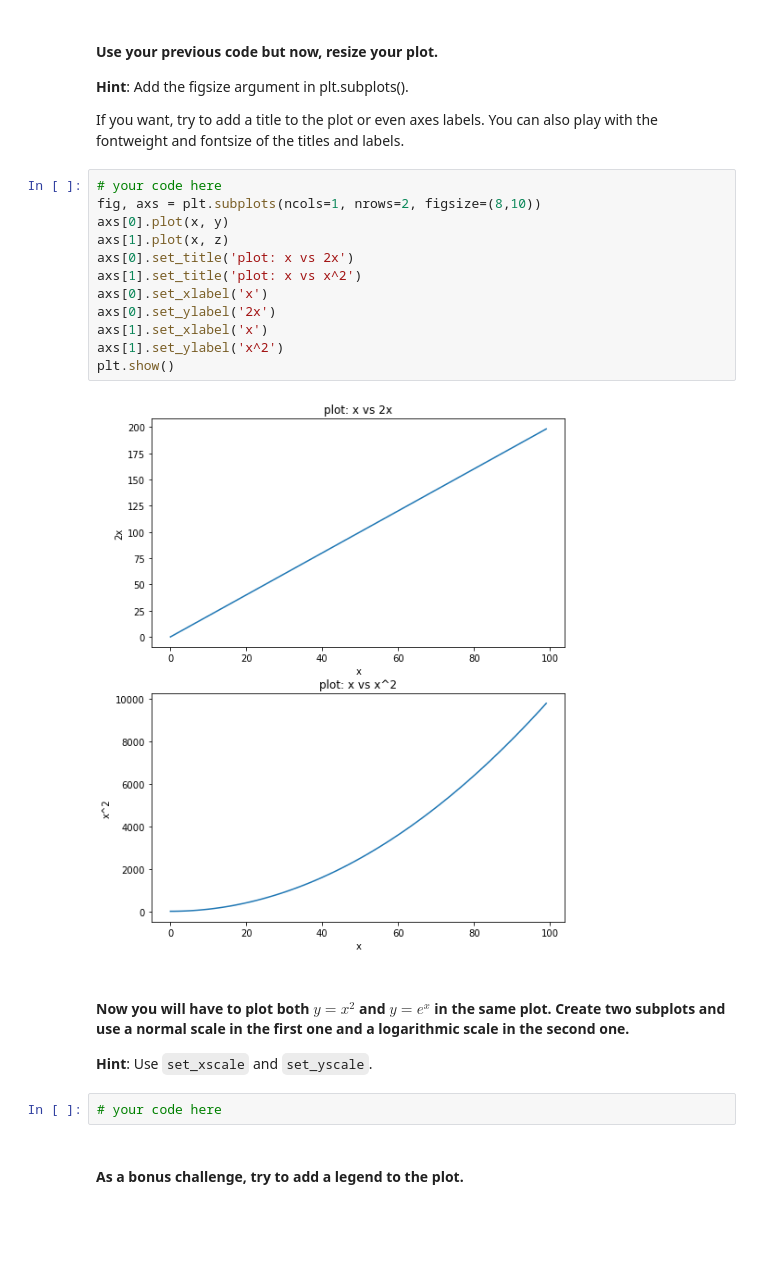
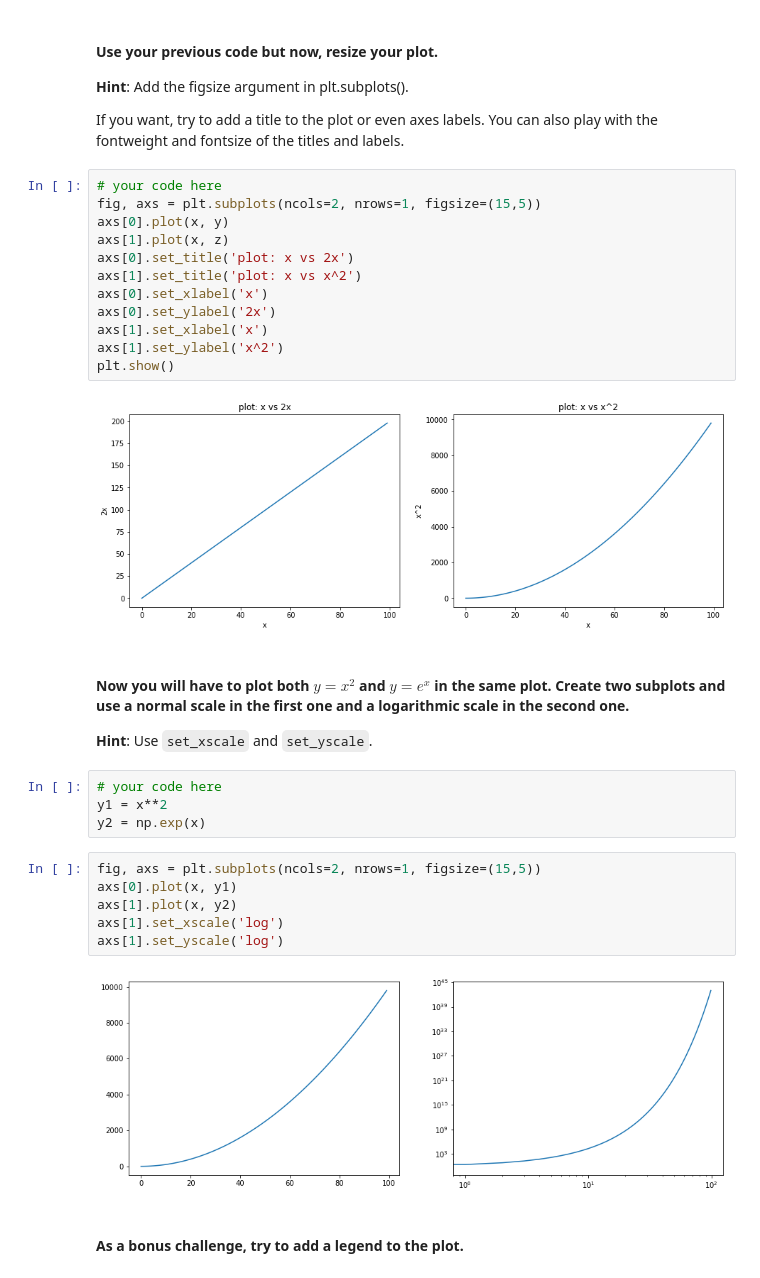
Before and after one commit to Malvagfr/dataptmad1121_labs, a Jupyter notebook: module-2/matplotlib-seaborn/your-code/main.ipynb, the cells around one changed output. Saved outputs shown, nothing was run; the diff lists cells and outputs as text; blank space fills up the shorter version.

```diff
--- a/module-2/matplotlib-seaborn/your-code/main.ipynb
+++ b/module-2/matplotlib-seaborn/your-code/main.ipynb
@@ -50,22 +51,32 @@ axs[1].plot(x, z)
 If you want, try to add a title to the plot or even axes labels. You can also play with the fontweight and fontsize of the titles and labels.
 # %%
 # your code here
-fig, axs = plt.subplots(ncols=1, nrows=2, figsize=(8,10))
+fig, axs = plt.subplots(ncols=2, nrows=1, figsize=(15,5))
 axs[0].plot(x, y)
 axs[1].plot(x, z)
 axs[0].set_title('plot: x vs 2x')
 axs[1].set_title('plot: x vs x^2')
 axs[0].set_xlabel('x')
 axs[0].set_ylabel('2x')
 axs[1].set_xlabel('x')
 axs[1].set_ylabel('x^2')
 plt.show()
 # %% [output]
-[figure, old version]
+[figure, new version]
 # %% [markdown]
 #### Now you will have to plot both $y=x^2$ and $y=e^x$ in the same plot. Create two subplots and use a normal scale in the first one and a logarithmic scale in the second one.
 **Hint**: Use `set_xscale` and `set_yscale`.
 # %%
 # your code here
+y1 = x**2
+y2 = np.exp(x)
+# %%
+fig, axs = plt.subplots(ncols=2, nrows=1, figsize=(15,5))
+axs[0].plot(x, y1)
+axs[1].plot(x, y2)
+axs[1].set_xscale('log')
+axs[1].set_yscale('log')
+# %% [output]
+[figure, added]
 # %% [markdown]
 #### As a bonus challenge, try to add a legend to the plot.
```
Also changed, not shown: parts of 16 cells of this notebook, 1 other file.
